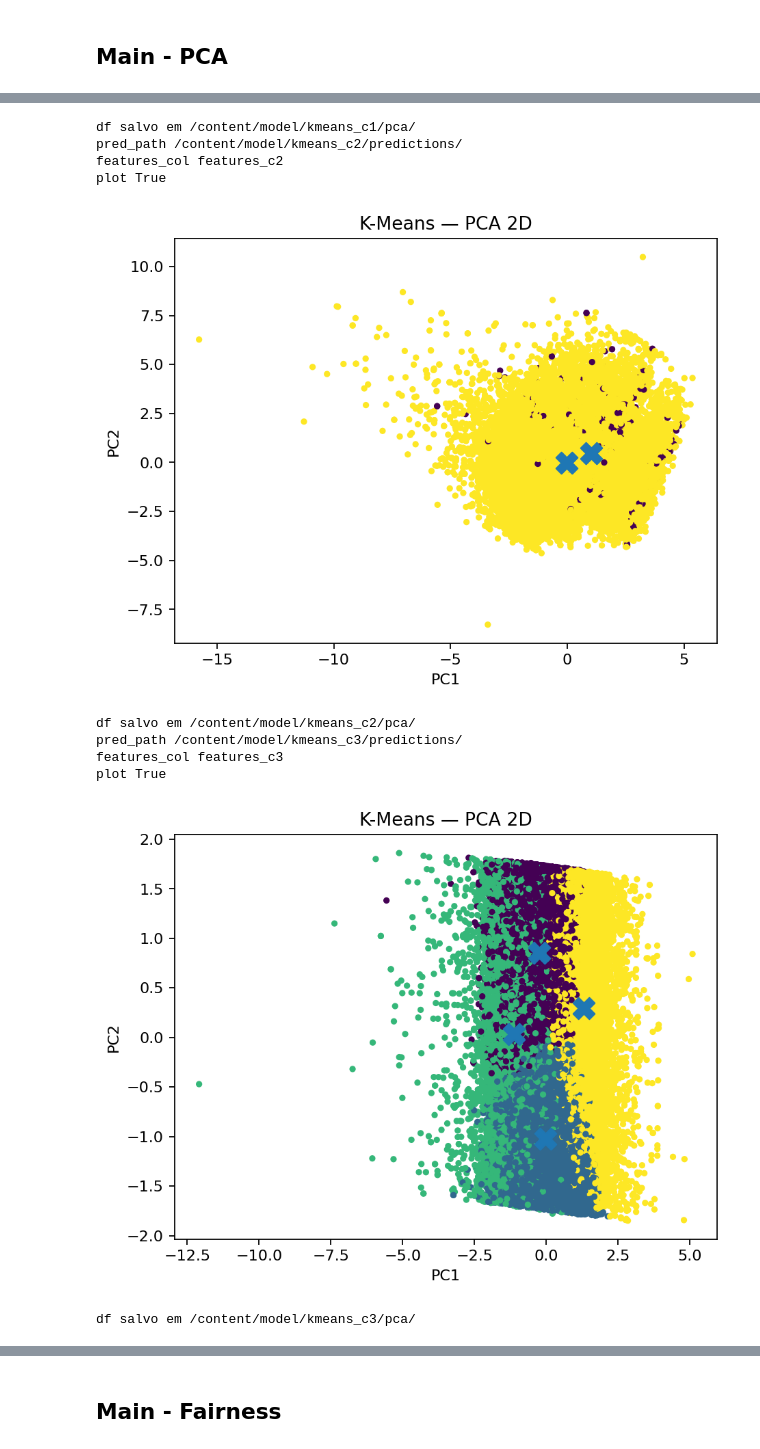
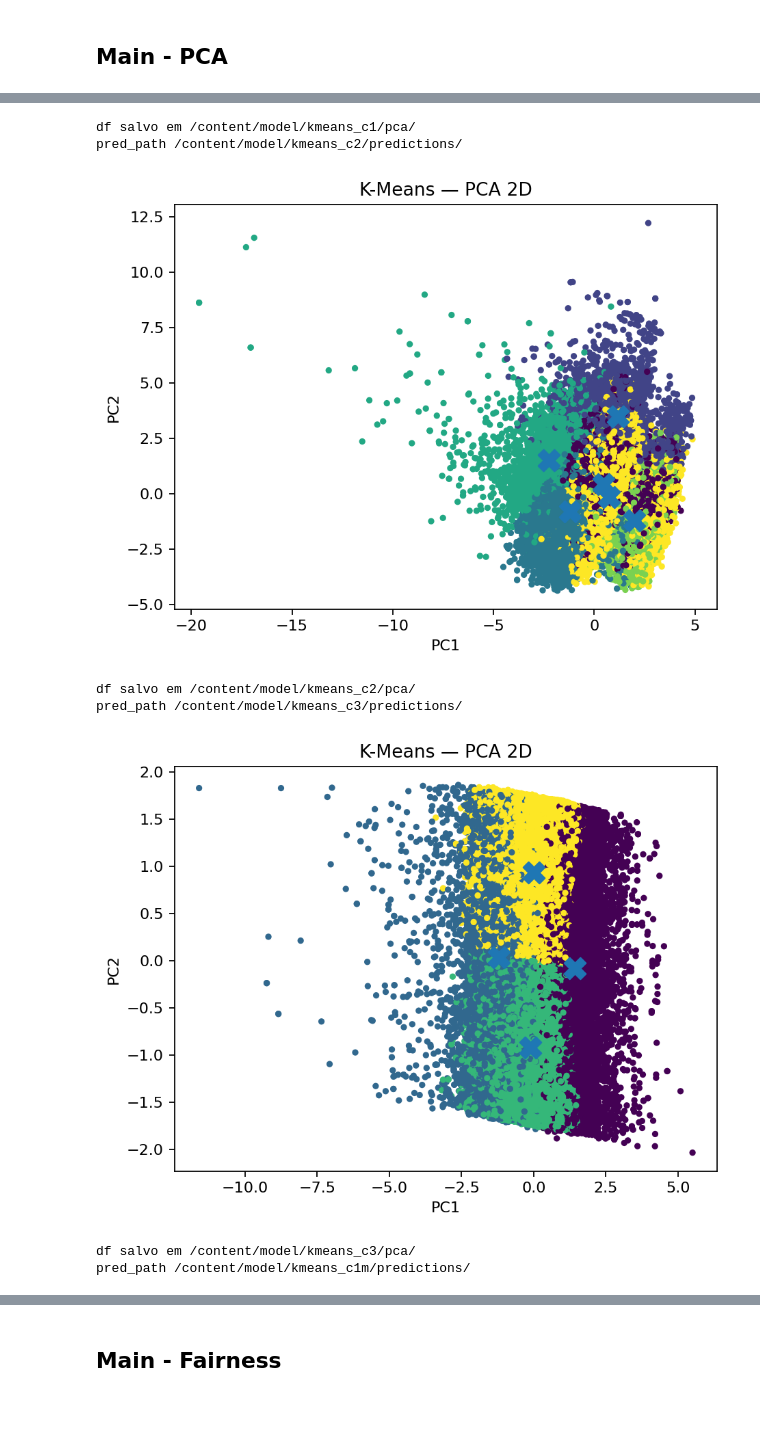
Before and after one commit to bigarcia/pece-monografia, a Jupyter notebook: Feature_Engineering_e_Segmentação_de_Clientes_na_Recuperação_de_Dívidas_Performance,_Ética_e_Regulação.ipynb, the cells around one changed output, grey strips where cells are left out. Saved outputs shown, nothing was run; the diff lists cells and outputs as text; code cells hidden in the pictures; blank space fills up the shorter version.

```diff
--- a/Feature_Engineering_e_Segmentação_de_Clientes_na_Recuperação_de_Dívidas_Performance,_Ética_e_Regulação.ipynb
+++ b/Feature_Engineering_e_Segmentação_de_Clientes_na_Recuperação_de_Dívidas_Performance,_Ética_e_Regulação.ipynb
@@ -608,6 +320,4 @@ def run_kmeans_grid(df_vec: DataFrame, features_col: str, k_values: List[int]) -
 # %%
-
-from pyspark.ml.functions import vector_to_array
 
 def run_pca_2d(
     df_vec: DataFrame,
@@ -621,31 +331,28 @@ def run_pca_2d(
 ) -> DataFrame:
     """
     Aplica PCA(k=2) e retorna um DataFrame Spark com colunas: cluster, pc1, pc2.
-    Se plot=True, plota (e opcionalmente salva PNG) o scatter PC1 x PC2 colorido por cluster.
-    - sample_frac controla a fração amostral enviada ao driver para plot.
-    - with_centers plota centros (média de pc1/pc2 por cluster) no plano do PCA.
+    Se plot=True, plota (ou salva PNG) o scatter PC1 x PC2 colorido por cluster.
     """
     # PCA em Spark
-    print("features_col", features_col)
     pca = SparkPCA(k=2, inputCol=features_col, outputCol="pca2")
     model = pca.fit(df_vec)
     out = model.transform(df_vec).withColumn("pca2_arr", vector_to_array(F.col("pca2")))
-    pca_df = (
-        out.select(
-            F.col(prediction_col).alias("cluster"),
-            F.col("pca2_arr")[0].alias("pc1"),
-            F.col("pca2_arr")[1].alias("pc2"),
-        )
+
+    # (ajuste mínimo): cluster como int para cores estáveis no matplotlib
+    pca_df = out.select(
+        F.col(prediction_col).cast("int").alias("cluster"),
+        F.col("pca2_arr")[0].alias("pc1"),
+        F.col("pca2_arr")[1].alias("pc2"),
     )
+
     if plot:
-        # imports locais (evita dependência no executor)
         import os
         import matplotlib.pyplot as plt
 
         # amostra para o driver
         pdf = pca_df.sample(False, sample_frac, seed=seed).toPandas()
 
-        # (opcional) centros no plano PCA
+        # centros no plano PCA (média por cluster)
         centers_pdf = None
         if with_centers:
             centers_pdf = (
@@ -654,7 +361,6 @@ def run_pca_2d(
                       .toPandas()
             )
 
-        # plot simples (um gráfico, sem estilos específicos)
         plt.figure()
         plt.scatter(pdf["pc1"], pdf["pc2"], c=pdf["cluster"], s=10)
         if centers_pdf is not None and len(centers_pdf):
@@ -879,13 +536,18 @@ k_values = [2,3,4,5,6] # Set k_values directly
 for scen, conf in scenarios.items():
     vec_col = f"features_{scen}"
     pipe = build_vector_pipeline(conf["numeric"], conf["categorical"], out_vec=vec_col)
-    df_vec = pipe.fit(df_enrich).transform(df_enrich)
+
+    # <<< patch: converter NULL para NaN nos numéricos, para o Imputer pegar >>>
+    df_in = df_enrich
+    for c in conf["numeric"]:
+        df_in = df_in.withColumn(c, F.coalesce(F.col(c), F.lit(float('nan'))))
+
+    df_vec = pipe.fit(df_in).transform(df_in)
 
     best_k, pred, scores = run_kmeans_grid(df_vec, vec_col, k_values)
     print(f"[KMEANS] Scenario={scen} best_k={best_k} scores={scores}")
 
     out_dir = os.path.join(model_dir, f"kmeans_{scen}", "predictions")
-    print("out_dir", out_dir)
     save_df(pred.select("prediction", vec_col, *df_enrich.columns), out_dir)
 # %% [output]
 scenarios:
@@ -912,7 +575,7 @@ for scen, conf in scenarios.items():
         pred_path = os.path.join(model_dir, f"kmeans_{scen}/predictions/")
         print("pred_path",pred_path)
         pred_df = spark.read.parquet(pred_path)
-        vec_col = f"features_{scen}"
+        feautures_col = f"features_{scen}"
         # pca_df = run_pca_2d(pred_df, vec_col)
         # pca_path = os.path.join(model_dir, f"kmeans_{scen}/pca/")
         # print("pca_path",pca_path)
@@ -921,9 +584,10 @@ for scen, conf in scenarios.items():
         # gera DF e salva PNG no diretório do cenário
         pca_path = os.path.join(model_dir, f"kmeans_{scen}/pca/")
         png_path = os.path.join(pca_path, "plot.png")
-        pca_df = run_pca_2d(pred_df, vec_col, plot=True, save_png_path=png_path)
+        pca_df = run_pca_2d(pred_df, feautures_col, plot=True, save_png_path=png_path)
+        save_df(pca_df, pca_path)
         display(Image(filename=png_path))
-        save_df(pca_df, pca_path)
+
 
     except Exception as e:
         print(f"[PCA] skip scen {scen}: {e}")
@@ -935,11 +597,8 @@ plot True
 df salvo em /content/model/kmeans_c1/pca/
 pred_path /content/model/kmeans_c2/predictions/
-features_col features_c2
-plot True
-[figure, old version]
+[figure, new version]
 df salvo em /content/model/kmeans_c2/pca/
 pred_path /content/model/kmeans_c3/predictions/
-features_col features_c3
-plot True
-[figure, old version]
+[figure, new version]
 df salvo em /content/model/kmeans_c3/pca/
+pred_path /content/model/kmeans_c1m/predictions/
```
Also changed, not shown: parts of 21 cells of this notebook.
